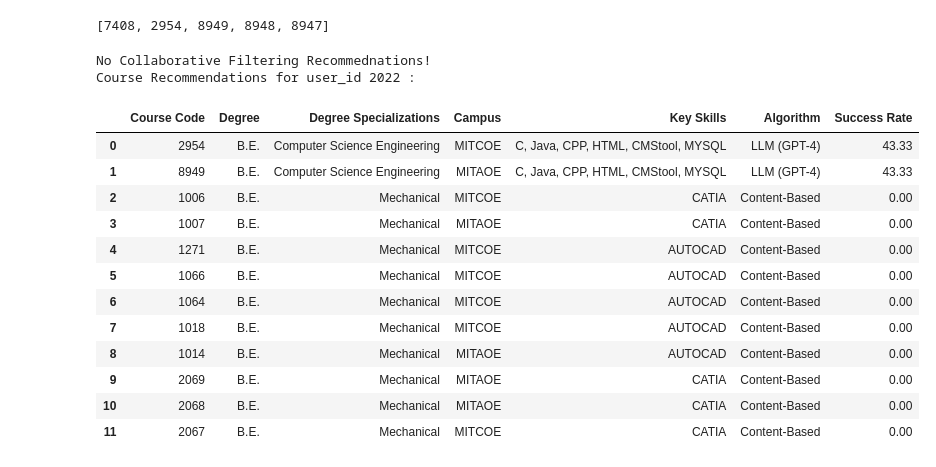
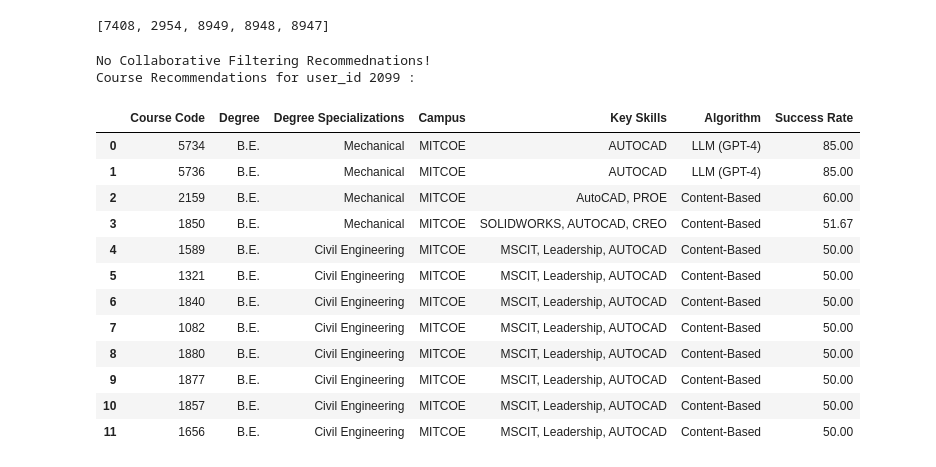
Before and after one commit to janiceXerri21/JaniceXerri_FYP_PCRS_VRLE_2024, a Jupyter notebook: TheFinalRecommendationSystem.ipynb, the cells around one changed output. Cells and saved outputs as stored; diff of their text form; code cells hidden in the pictures.

Commit message:
Testing with a different user - to see the output recommending both mechanical and civil engineering courses.

```diff
--- a/TheFinalRecommendationSystem.ipynb
+++ b/TheFinalRecommendationSystem.ipynb
@@ -705,20 +705,20 @@ def final_recommender(user_id):
 
     return final
 # %%
-final_recommender(2022)
+final_recommender(2099)
 # %% [output]
 No Collaborative Filtering Recommednations!
-Course Recommendations for user_id 2022 :
+Course Recommendations for user_id 2099 :
 |  | Course Code | Degree | Degree Specializations | Campus | Key Skills | Algorithm | Success Rate |
-| 0 | 2954 | B.E. | Computer Science Engineering | MITCOE | C, Java, CPP, HTML, CMStool, MYSQL | LLM (GPT-4) | 43.33 |
-| 1 | 8949 | B.E. | Computer Science Engineering | MITAOE | C, Java, CPP, HTML, CMStool, MYSQL | LLM (GPT-4) | 43.33 |
-| 2 | 1006 | B.E. | Mechanical | MITCOE | CATIA | Content-Based | 0.00 |
-| 3 | 1007 | B.E. | Mechanical | MITAOE | CATIA | Content-Based | 0.00 |
-| 4 | 1271 | B.E. | Mechanical | MITCOE | AUTOCAD | Content-Based | 0.00 |
-| 5 | 1066 | B.E. | Mechanical | MITCOE | AUTOCAD | Content-Based | 0.00 |
-| 6 | 1064 | B.E. | Mechanical | MITCOE | AUTOCAD | Content-Based | 0.00 |
-| 7 | 1018 | B.E. | Mechanical | MITCOE | AUTOCAD | Content-Based | 0.00 |
-| 8 | 1014 | B.E. | Mechanical | MITAOE | AUTOCAD | Content-Based | 0.00 |
-| 9 | 2069 | B.E. | Mechanical | MITAOE | CATIA | Content-Based | 0.00 |
-| 10 | 2068 | B.E. | Mechanical | MITAOE | CATIA | Content-Based | 0.00 |
-| 11 | 2067 | B.E. | Mechanical | MITCOE | CATIA | Content-Based | 0.00 |
+| 0 | 5734 | B.E. | Mechanical | MITCOE | AUTOCAD | LLM (GPT-4) | 85.00 |
+| 1 | 5736 | B.E. | Mechanical | MITCOE | AUTOCAD | LLM (GPT-4) | 85.00 |
+| 2 | 2159 | B.E. | Mechanical | MITCOE | AutoCAD, PROE | Content-Based | 60.00 |
+| 3 | 1850 | B.E. | Mechanical | MITCOE | SOLIDWORKS, AUTOCAD, CREO | Content-Based | 51.67 |
+| 4 | 1589 | B.E. | Civil Engineering | MITCOE | MSCIT, Leadership, AUTOCAD | Content-Based | 50.00 |
+| 5 | 1321 | B.E. | Civil Engineering | MITCOE | MSCIT, Leadership, AUTOCAD | Content-Based | 50.00 |
+| 6 | 1840 | B.E. | Civil Engineering | MITCOE | MSCIT, Leadership, AUTOCAD | Content-Based | 50.00 |
+| 7 | 1082 | B.E. | Civil Engineering | MITCOE | MSCIT, Leadership, AUTOCAD | Content-Based | 50.00 |
+| 8 | 1880 | B.E. | Civil Engineering | MITCOE | MSCIT, Leadership, AUTOCAD | Content-Based | 50.00 |
+| 9 | 1877 | B.E. | Civil Engineering | MITCOE | MSCIT, Leadership, AUTOCAD | Content-Based | 50.00 |
+| 10 | 1857 | B.E. | Civil Engineering | MITCOE | MSCIT, Leadership, AUTOCAD | Content-Based | 50.00 |
+| 11 | 1656 | B.E. | Civil Engineering | MITCOE | MSCIT, Leadership, AUTOCAD | Content-Based | 50.00 |
```
Also changed, not shown: 1 other file.
